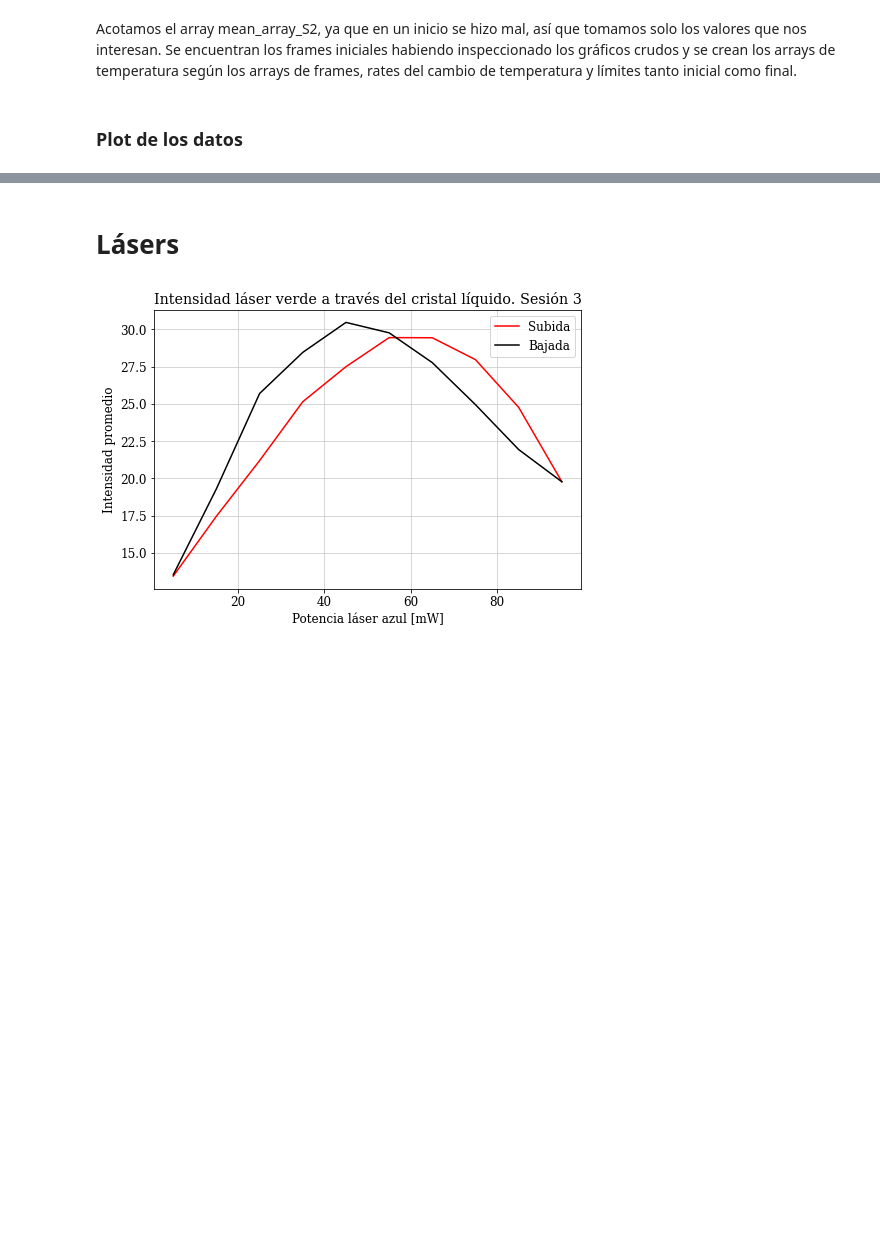
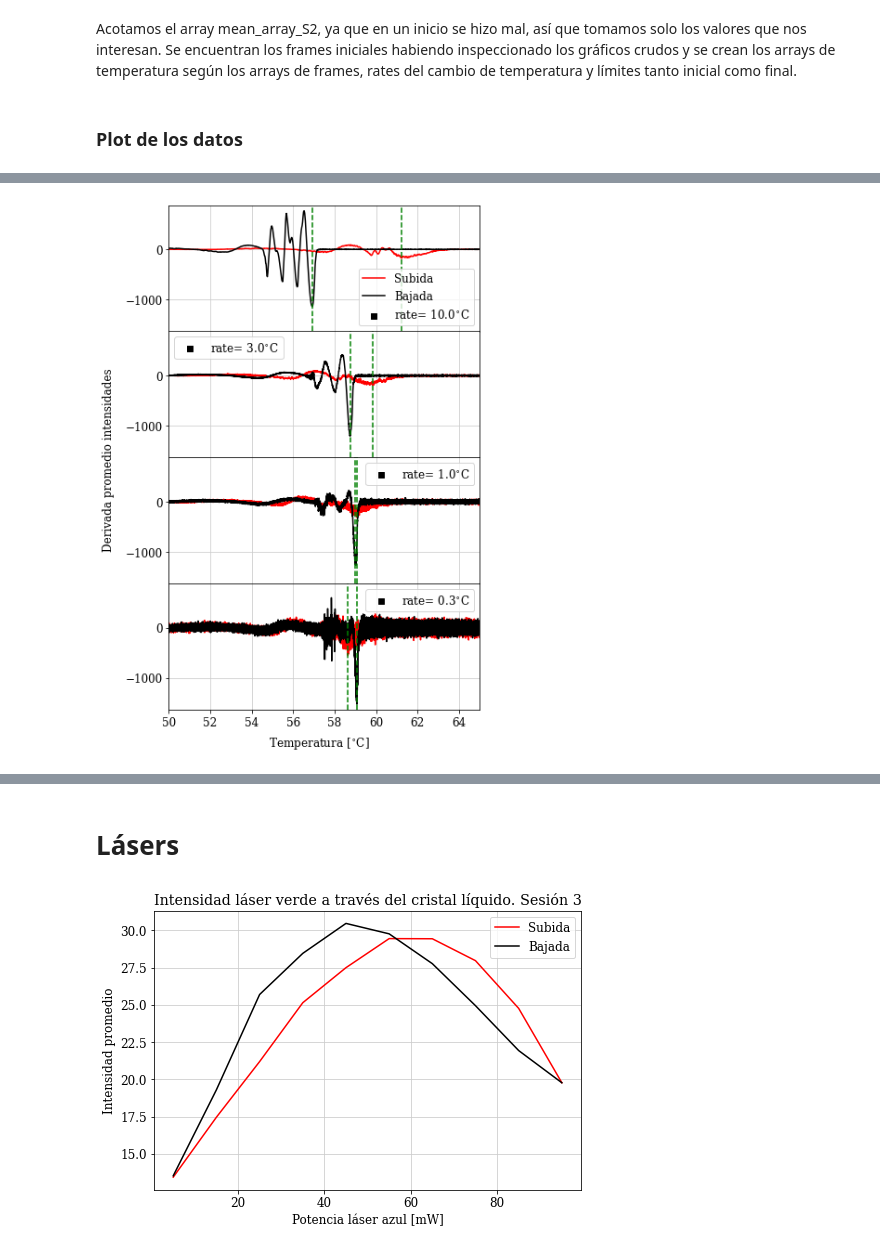
Before and after one commit to Wenupi/analysis-liquid_crystals, a Jupyter notebook: termo.ipynb, the cells around one changed output, grey strips where cells are left out. Saved outputs shown, nothing was run; the diff lists cells and outputs as text; code cells hidden in the pictures; blank space fills up the shorter version.

```diff
--- a/termo.ipynb
+++ b/termo.ipynb
@@ -504,0 +515,47 @@ fig8.show()
+# %%
+dIdTS2 = []
+temperature_derivativeS2 = []
+min_derivativeS2 = []
+
+for i in range(0, 8, 1):
+    dIdTS2.append(np.diff(mean_array_S2F[i][int(initial_frame[i]):])/np.diff(T_arrayF[i][int(initial_frame[i]):]))
+    temperature_derivativeS2.append(np.sum([T_arrayF[i][int(initial_frame[i]):][:-1], T_arrayF[i][int(initial_frame[i]):][1:]], axis=0)/2)
+
+dIdTS2 = np.array(dIdTS2)
+temperature_derivativeS2 = np.array(temperature_derivativeS2)
+
+#Índice de los valores mínimos de la derivada (donde ocurre el cambio de fase)
+for i in range(0, 8, 1):
+    min_derivativeS2.append(np.argmin(dIdTS2[i]))
+
+min_derivativeS2 = np.array(min_derivativeS2)
+min_derivativeS2[0] = np.where(dIdTS2[0] == np.min(dIdTS2[0][:2000]))[0][0]  # corrección para la primera subida (al final oscilaba mucho)
+# %%
+fig10, ax10 = plt.subplots(4, 1, figsize=(6, 10),
+                        sharex=True, sharey=True)
+
+plt.subplots_adjust(hspace=0.0)
+
+for i, j in zip(range(0, 8, 2), range(0, 4, 1)):
+    ax10[j].plot(temperature_derivativeS2[i], dIdTS2[i], color='red')
+    ax10[j].plot(temperature_derivativeS2[i+1], dIdTS2[i+1], color='black')
+    ax10[j].scatter(0, 0, color='black', marker=',', label='rate= '+str(rate_array[i])+'$^{\circ}$C')
+    ax10[j].axvline(x=temperature_derivativeS2[i][int(min_derivativeS2[i])], color='green', linestyle='--')
+    ax10[j].axvline(x=temperature_derivativeS2[i+1][int(min_derivativeS2[i+1])], color='green', linestyle='--')
+
+    ax10[0].plot(60,200, color='red', label='Subida')
+    ax10[0].plot(60,200, color='black', label='Bajada')
+
+    ax10[j].legend()
+    ax10[j].set_xlim([51,69])
+    ax10[3].set_xlim([50,65])
+
+
+fig10.text(0.5, 0.07, 'Temperatura [$^{\circ}$C]', ha='center')
+fig10.text(-0.04, 0.5, 'Derivada promedio intensidades', va='center', rotation='vertical')
+#fig10.tight_layout()
+fig10.savefig('img/plots/comparacion-derivadas-S2.pdf')
+
+fig10.show()
+# %% [output]
+[figure, added]
```
Also changed, not shown: parts of 10 cells of this notebook, 3 other files.
